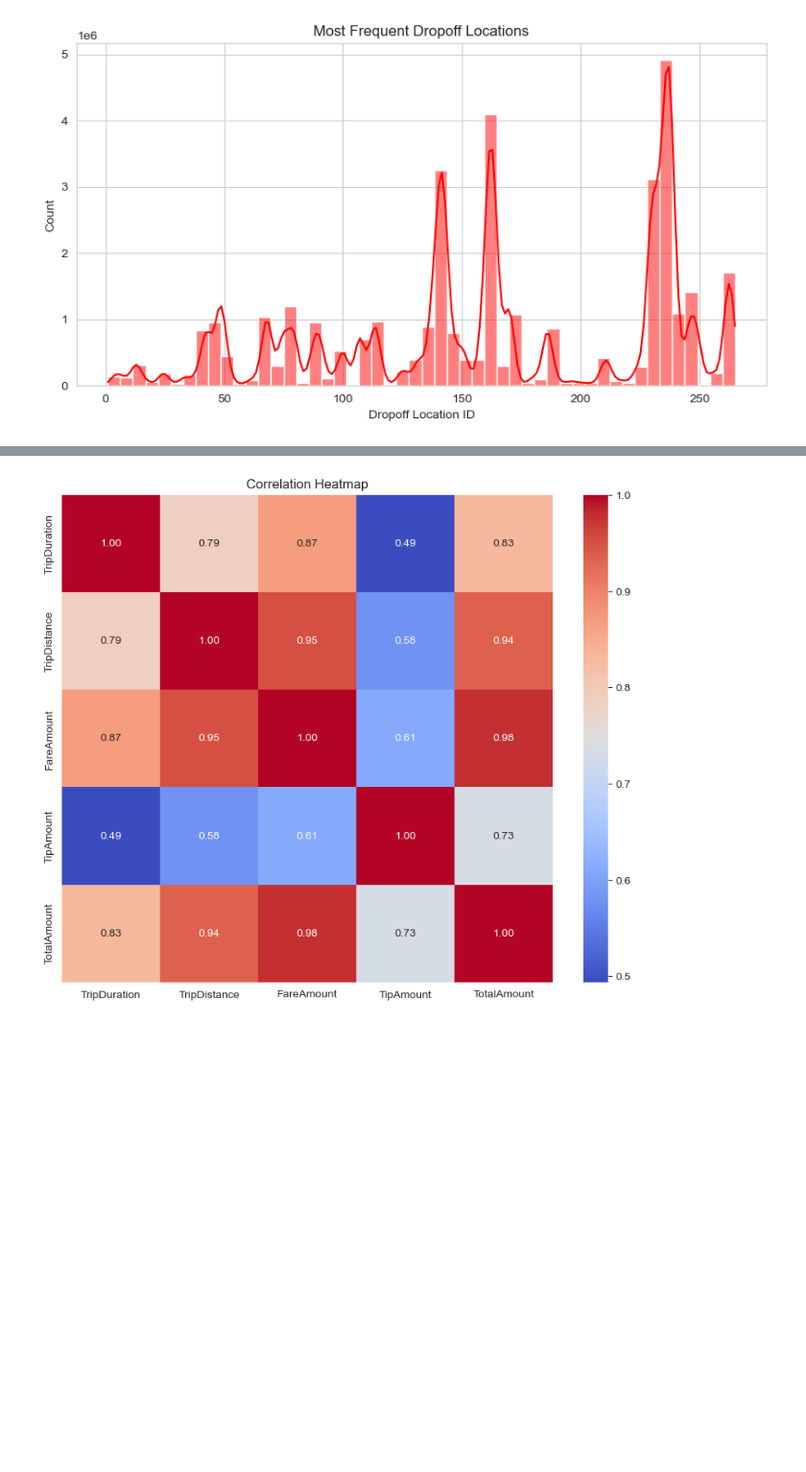
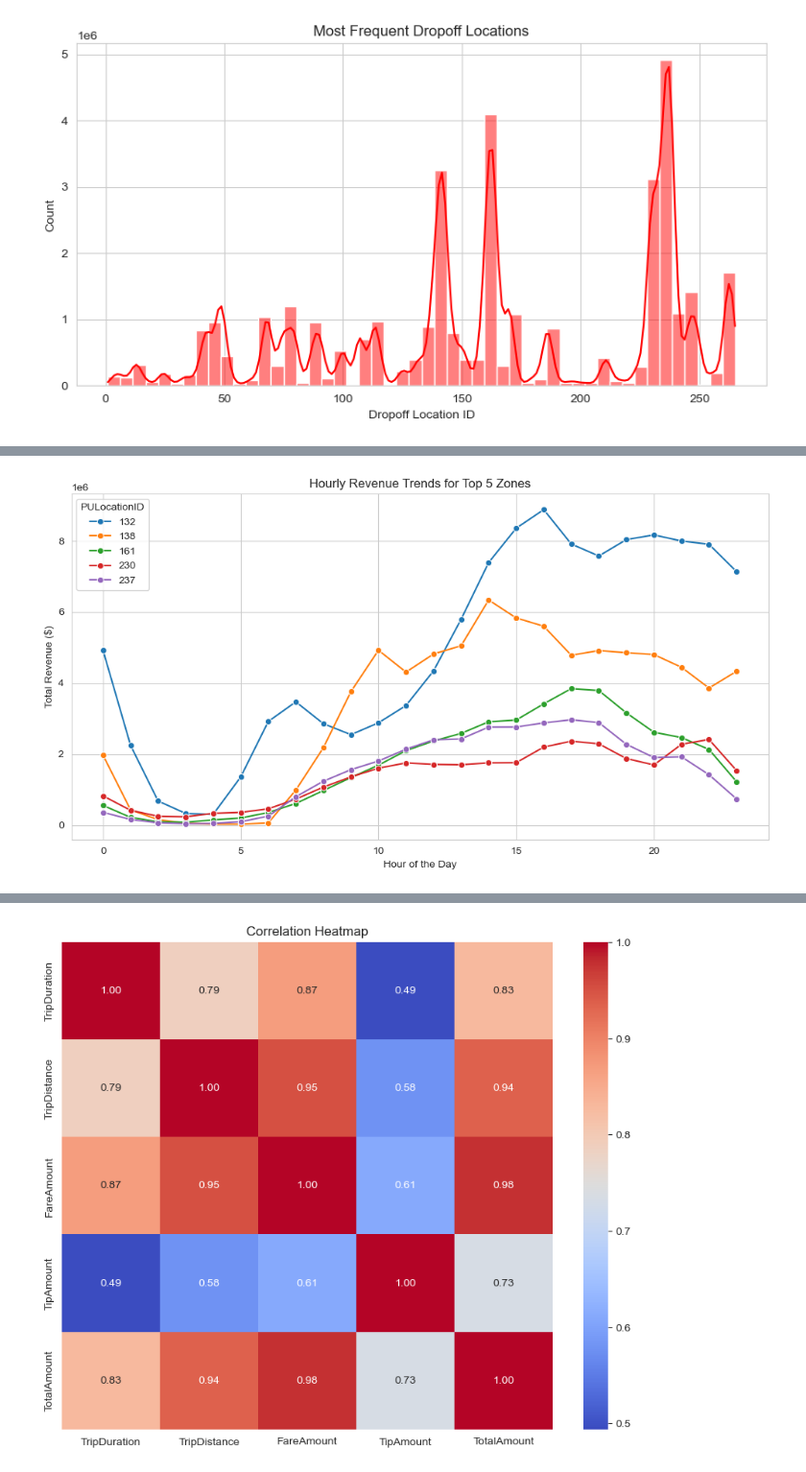
Before and after one commit to EdSu03/adsproject, a Jupyter notebook: EDA.ipynb, the cells around one changed output, grey strips where cells are left out. Shown: that part at 96% size. Drawn from its saved outputs; the diff is of its cells as text; code cells hidden in the pictures; blank space fills up the shorter version.

```diff
--- a/EDA.ipynb
+++ b/EDA.ipynb
@@ -168,0 +202,28 @@ plt.show()
+# %%
+# Ensure that the pickup time is in datetime format
+df['PickupDatetime'] = pd.to_datetime(df['PickupDatetime'])
+
+# Extract hour information from pickup time
+df['hour'] = df['PickupDatetime'].dt.hour
+
+# Compute total revenue per zone per hour
+revenue_per_zone_hourly = df.groupby(['PULocationID', 'hour'])['TotalAmount'].sum().reset_index()
+
+# Plot revenue trends for the top 5 highest revenue zones
+top_zones = revenue_per_zone_hourly.groupby('PULocationID')['TotalAmount'].sum().nlargest(5).index
+df_top_zones = revenue_per_zone_hourly[revenue_per_zone_hourly['PULocationID'].isin(top_zones)]
+
+# Define custom colors (manually selected high-contrast colors)
+custom_colors = ["#1f77b4", "#ff7f0e", "#2ca02c", "#d62728", "#9467bd"]
+
+plt.figure(figsize=(12, 6))
+sns.lineplot(data=df_top_zones, x='hour', y='TotalAmount', hue='PULocationID', marker='o', palette=custom_colors)
+
+plt.xlabel("Hour of the Day")
+plt.ylabel("Total Revenue ($)")
+plt.title("Hourly Revenue Trends for Top 5 Zones")
+plt.legend(title="PULocationID")
+plt.grid(True)
+plt.show()
+# %% [output]
+[figure, added]
```
Also changed, not shown: parts of 20 cells of this notebook.
